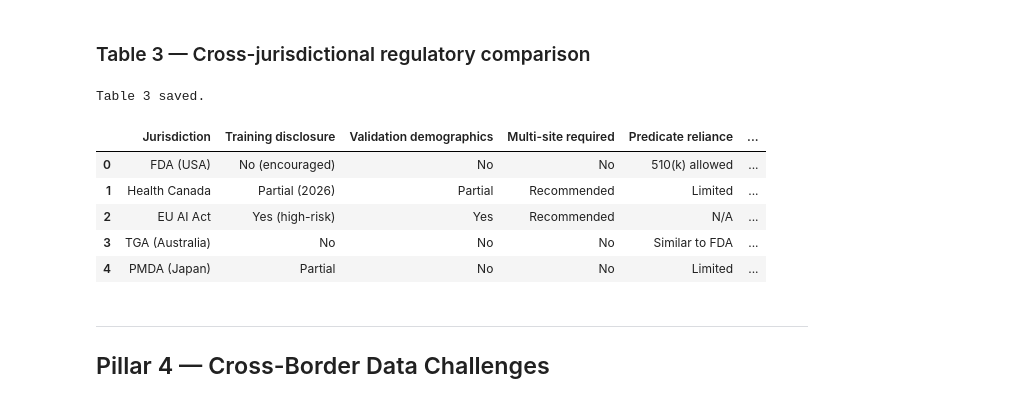
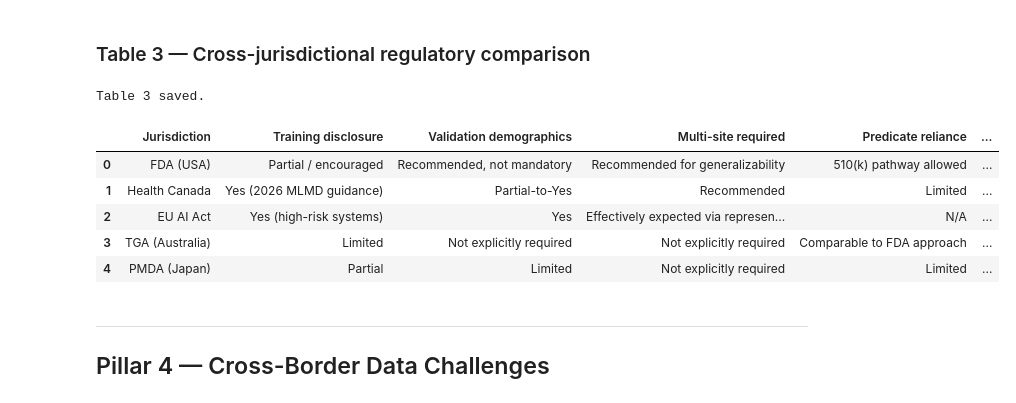
Before and after one commit to annegab1804/JACR_Article, a Jupyter notebook: notebooks/fda_analysis.ipynb, the cells around one changed output. Drawn from its saved outputs; the diff is of its cells as text; code cells hidden in the pictures.

```diff
--- a/notebooks/fda_analysis.ipynb
+++ b/notebooks/fda_analysis.ipynb
@@ -1103,32 +1104,86 @@ Fig 3D saved (plotly optimized).
 ### Table 3 — Cross-jurisdictional regulatory comparison
 # %%
 table3=pd.DataFrame([
-    {'Jurisdiction':'FDA (USA)','Training disclosure':'No (encouraged)',
-     'Validation demographics':'No','Multi-site required':'No',
-     'Predicate reliance':'510(k) allowed','PCCP framework':'Yes (2023)'},
-    {'Jurisdiction':'Health Canada','Training disclosure':'Partial (2026)',
-     'Validation demographics':'Partial','Multi-site required':'Recommended',
-     'Predicate reliance':'Limited','PCCP framework':'Proposed'},
-    {'Jurisdiction':'EU AI Act','Training disclosure':'Yes (high-risk)',
-     'Validation demographics':'Yes','Multi-site required':'Recommended',
-     'Predicate reliance':'N/A','PCCP framework':'Lifecycle monitoring'},
-    {'Jurisdiction':'TGA (Australia)','Training disclosure':'No',
-     'Validation demographics':'No','Multi-site required':'No',
-     'Predicate reliance':'Similar to FDA','PCCP framework':'Under review'},
-    {'Jurisdiction':'PMDA (Japan)','Training disclosure':'Partial',
-     'Validation demographics':'No','Multi-site required':'No',
-     'Predicate reliance':'Limited','PCCP framework':'Pilot (2024)'},
+    {
+        'Jurisdiction':'FDA (USA)',
+        'Training disclosure':'Partial / encouraged',
+        'Validation demographics':'Recommended, not mandatory',
+        'Multi-site required':'Recommended for generalizability',
+        'Predicate reliance':'510(k) pathway allowed',
+        'PCCP framework':'Yes (final guidance 2023)',
+        'Key sources':(
+            'FDA PCCP Guidance (2023); '
+            'FDA/Health Canada/MHRA GMLP principles'
+        )
+    },
+
+    {
+        'Jurisdiction':'Health Canada',
+        'Training disclosure':'Yes (2026 MLMD guidance)',
+        'Validation demographics':'Partial-to-Yes',
+        'Multi-site required':'Recommended',
+        'Predicate reliance':'Limited',
+        'PCCP framework':'Proposed / evolving',
+        'Key sources':(
+            'Health Canada Pre-market Guidance for '
+            'Machine Learning-enabled Medical Devices (2026)'
+        )
+    },
+
+    {
+        'Jurisdiction':'EU AI Act',
+        'Training disclosure':'Yes (high-risk systems)',
+        'Validation demographics':'Yes',
+        'Multi-site required':'Effectively expected via representativeness requirements',
+        'Predicate reliance':'N/A',
+        'PCCP framework':'Lifecycle monitoring + post-market surveillance',
+        'Key sources':(
+            'EU AI Act Article 10 (Data and data governance)'
+        )
+    },
+
+    {
+        'Jurisdiction':'TGA (Australia)',
+        'Training disclosure':'Limited',
+        'Validation demographics':'Not explicitly required',
+        'Multi-site required':'Not explicitly required',
+        'Predicate reliance':'Comparable to FDA approach',
+        'PCCP framework':'Under review / IMDRF-aligned',
+        'Key sources':(
+            'TGA AI-enabled medical device guidance; '
+            'IMDRF SaMD framework'
+        )
+    },
+
+    {
+        'Jurisdiction':'PMDA (Japan)',
+        'Training disclosure':'Partial',
+        'Validation demographics':'Limited',
+        'Multi-site required':'Not explicitly required',
+        'Predicate reliance':'Limited',
+        'PCCP framework':'Pilot discussions (2024 onward)',
+        'Key sources':(
+            'PMDA AI/ML medical device discussions; '
+            'IMDRF SaMD principles'
+        )
+    },
 ])
-table3.to_excel(f'{OUT_SUPP}/Table3_cross_jurisdictional.xlsx',index=False)
-print('Table 3 saved.'); table3
+
+table3.to_excel(
+    f'{OUT_SUPP}/Table3_cross_jurisdictional.xlsx',
+    index=False
+)
+
+print('Table 3 saved.')
+table3
 # %% [output]
 Table 3 saved.
 |  | Jurisdiction | Training disclosure | Validation demographics | Multi-site required | Predicate reliance | ... |
-| 0 | FDA (USA) | No (encouraged) | No | No | 510(k) allowed | ... |
-| 1 | Health Canada | Partial (2026) | Partial | Recommended | Limited | ... |
-| 2 | EU AI Act | Yes (high-risk) | Yes | Recommended | N/A | ... |
-| 3 | TGA (Australia) | No | No | No | Similar to FDA | ... |
-| 4 | PMDA (Japan) | Partial | No | No | Limited | ... |
+| 0 | FDA (USA) | Partial / encouraged | Recommended, not mandatory | Recommended for generalizability | 510(k) pathway allowed | ... |
+| 1 | Health Canada | Yes (2026 MLMD guidance) | Partial-to-Yes | Recommended | Limited | ... |
+| 2 | EU AI Act | Yes (high-risk systems) | Yes | Effectively expected via represen... | N/A | ... |
+| 3 | TGA (Australia) | Limited | Not explicitly required | Not explicitly required | Comparable to FDA approach | ... |
+| 4 | PMDA (Japan) | Partial | Limited | Not explicitly required | Limited | ... |
 # %% [markdown]
 ---
 ## Pillar 4 — Cross-Border Data Challenges
```
Also changed, not shown: parts of 4 cells of this notebook, 4 other files.
